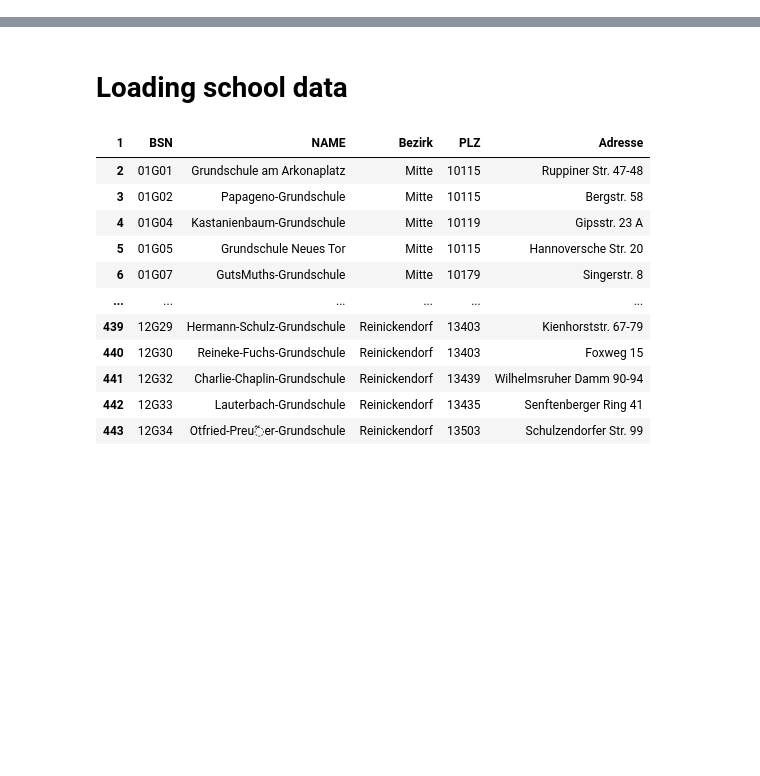
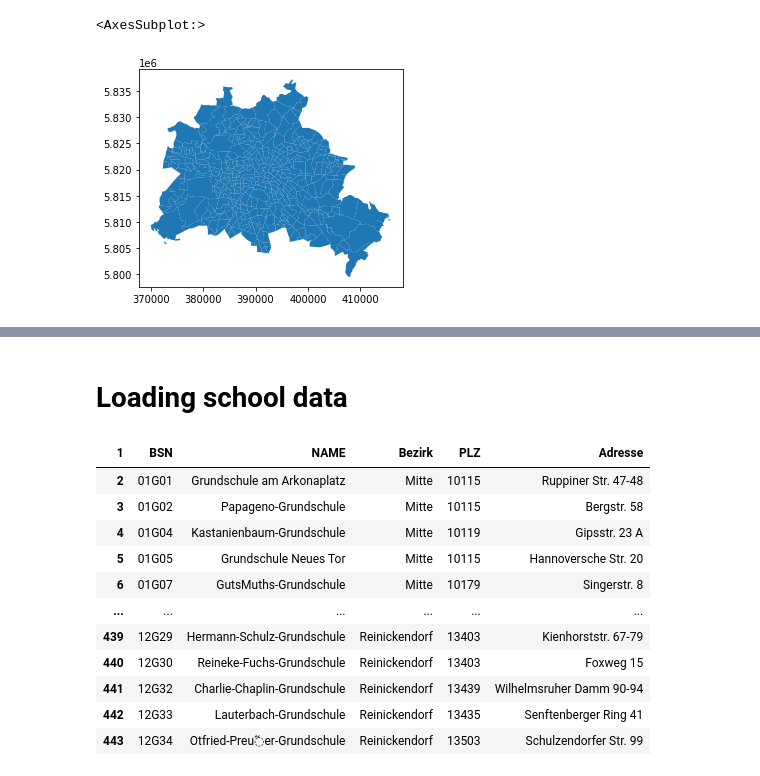
Before and after one commit to Safiaaaaa/YouthInTheCity, a Jupyter notebook: notebooks/data_collection.ipynb, the cells around one changed output, grey strips where cells are left out. Cells and saved outputs as stored; diff of their text form; code cells hidden in the pictures; blank space fills up the shorter version.

```diff
--- a/notebooks/data_collection.ipynb
+++ b/notebooks/data_collection.ipynb
@@ -28,0 +13,2 @@ gp.read_file('../raw_data/housing_data.shp')
+# %%
+pr = gp.read_file('../data/Maps/Berlin_Planungsräume_25833.shp')
@@ -28,0 +28,5 @@ gp.read_file('../raw_data/housing_data.shp')
+# %%
+pr.plot()
+# %% [output]
+<AxesSubplot:>
+[figure, added]
```
Also changed, not shown: parts of 18 cells of this notebook.
